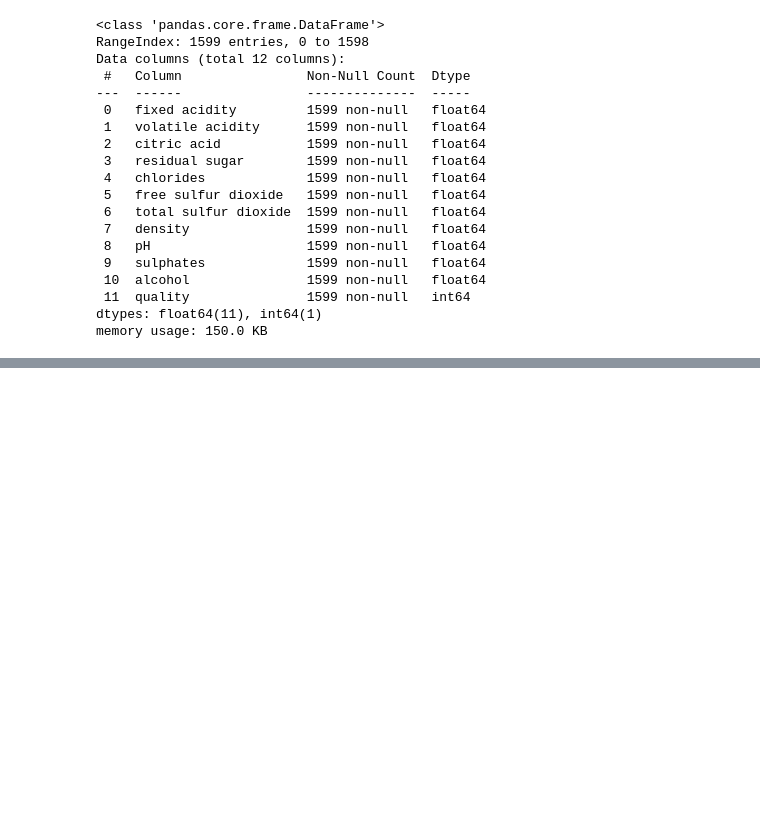
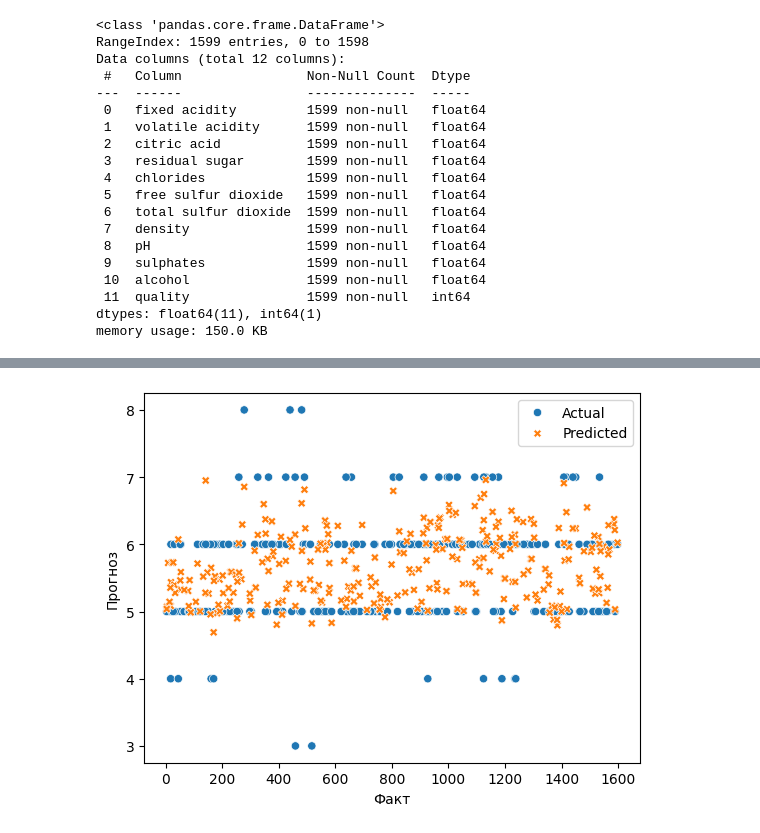
Before and after one commit to pyramidheadshark/AI-MIREA-Sem1p, a Jupyter notebook: Practice_4/main.ipynb, the cells around one changed output, grey strips where cells are left out. Saved outputs shown, nothing was run; the diff lists cells and outputs as text; code cells hidden in the pictures; blank space fills up the shorter version.

```diff
--- a/Practice_4/main.ipynb
+++ b/Practice_4/main.ipynb
@@ -231,0 +254,3 @@ sns.
+# %%
+X_train_scaled, X_test_scaled, y_train, y_test = \
+    train_test_split(X_scaled, y, test_size=0.18, random_state=0)
@@ -231,0 +262,4 @@ sns.
+# %%
+y_pred = model.predict(X_test_scaled)
+# %%
+df_results = pd.DataFrame({'Actual': y_test, 'Predicted': y_pred})
@@ -231,0 +274,7 @@ sns.
+# %%
+sns.scatterplot(df_results)
+plt.xlabel('Факт')
+plt.ylabel('Прогноз')
+plt.show()
+# %% [output]
+[figure, added]
```
Also changed, not shown: parts of 13 cells of this notebook.
